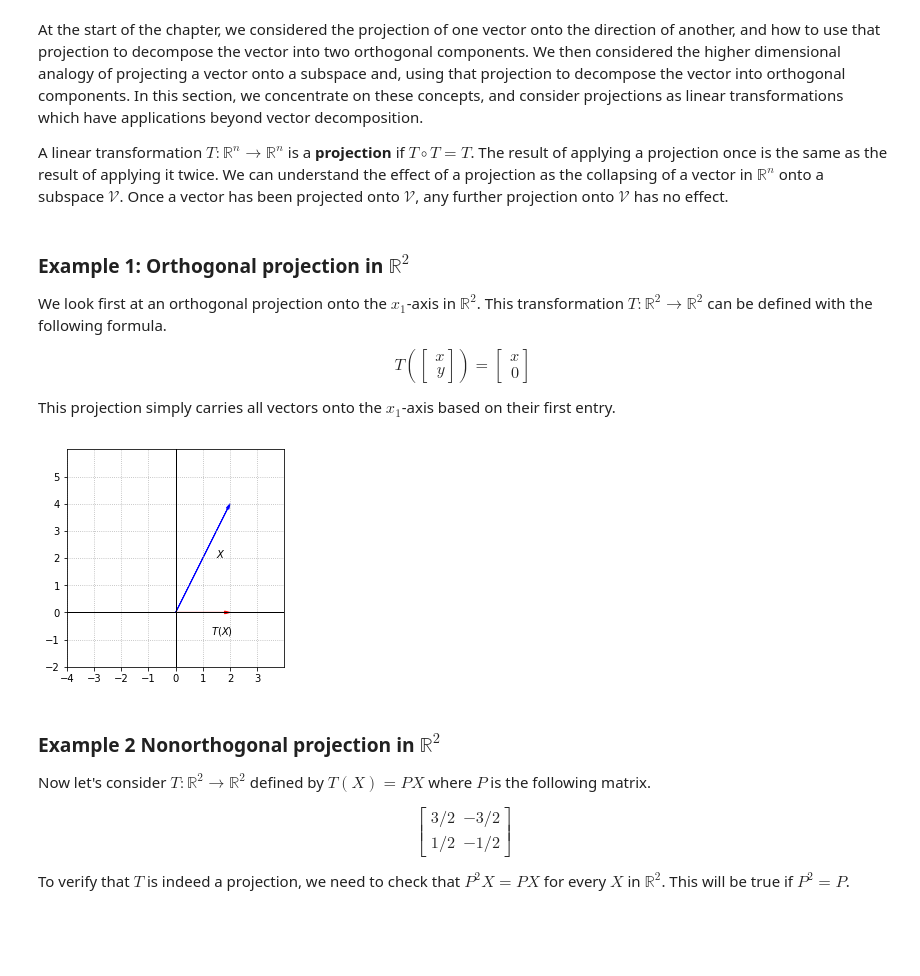
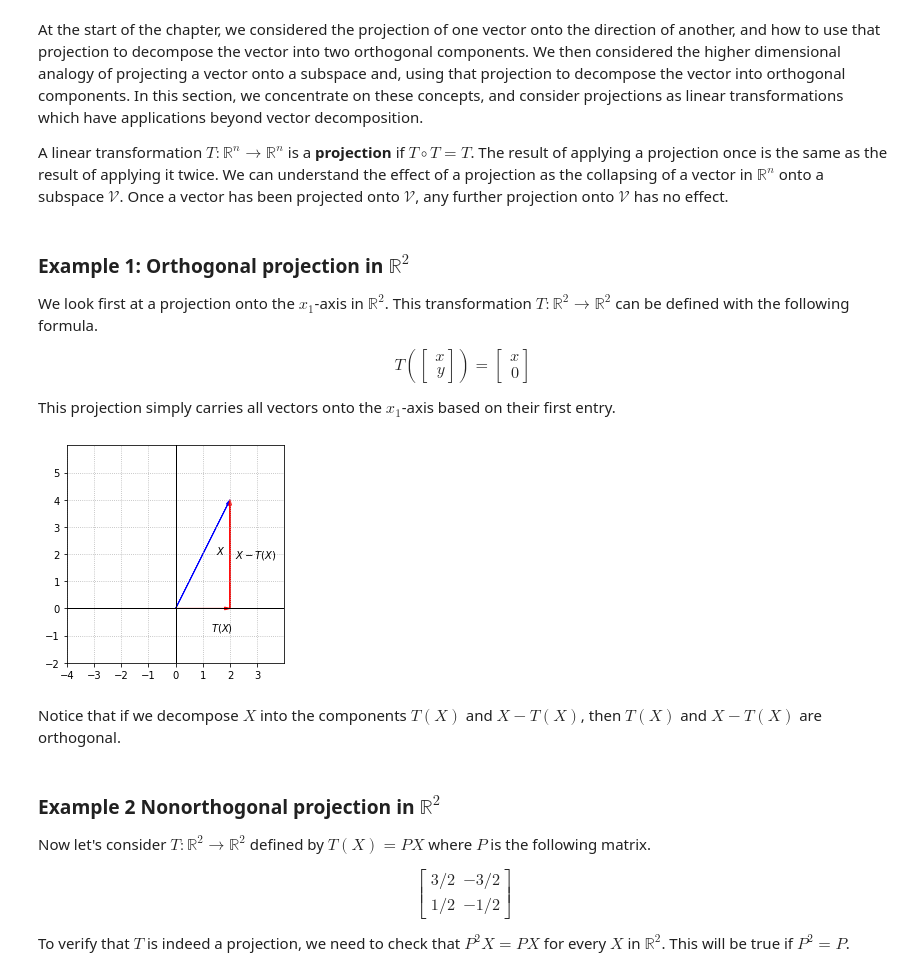
Before and after one commit to bvanderlei/jupyter-guide-to-linear-algebra, a Jupyter notebook: Projections.ipynb, the cells around one changed output. Cells and saved outputs as stored; diff of their text form; code cells hidden in the pictures; blank space fills up the shorter version.

```diff
--- a/Projections.ipynb
+++ b/Projections.ipynb
@@ -7,7 +7,7 @@ A linear transformation $T:\mathbb{R}^n \to \mathbb{R}^n$ is a **projection** if
 # %% [markdown]
 ### Example 1:  Orthogonal projection in $\mathbb{R}^2$
 
-We look first at an orthogonal projection onto the $x_1$-axis in $\mathbb{R}^2$.  This transformation $T:\mathbb{R}^2\to\mathbb{R}^2$ can be defined with the following formula.
+We look first at a projection onto the $x_1$-axis in $\mathbb{R}^2$.  This transformation $T:\mathbb{R}^2\to\mathbb{R}^2$ can be defined with the following formula.
 
 $$
 \begin{equation}
@@ -20,33 +20,37 @@ This projection simply carries all vectors onto the $x_1$-axis based on their fi
 # %%
 %matplotlib inline
 import numpy as np
 import laguide as lag
 import matplotlib.pyplot as plt
 
 x=np.linspace(-6,6,100)
 
 fig, ax = plt.subplots()
 
 options = {"head_width":0.1, "head_length":0.2, "length_includes_head":True}
 
 ax.arrow(0,0,2,4,fc='b',ec='b',**options)
 ax.arrow(0,0,2,0,fc='r',ec='r',**options)
+ax.arrow(2,0,0,4,fc='r',ec='r',**options)
 
 ax.set_xlim(-4,4)
 ax.set_ylim(-2,6)
 ax.set_aspect('equal')
 ax.set_xticks(np.arange(-4,4,step = 1))
 ax.set_yticks(np.arange(-2,6,step = 1))
 
 ax.text(1.5,2,'$X$')
 ax.text(1.3,-0.8,'$T(X)$')
+ax.text(2.2,1.85,'$X - T(X)$')
 
 ax.axvline(color='k',linewidth = 1)
 ax.axhline(color='k',linewidth = 1)
 
 ax.grid(True,ls=':')
 # %% [output]
-[figure, old version]
+[figure, new version]
+# %% [markdown]
+Notice that if we decompose $X$ into the components $T(X)$ and $X - T(X)$, then $T(X)$ and $X - T(X)$ are orthogonal.
 # %% [markdown]
 ### Example 2  Nonorthogonal projection in $\mathbb{R}^2$
 
```
Also changed, not shown: parts of 4 cells of this notebook, 4 other files.
